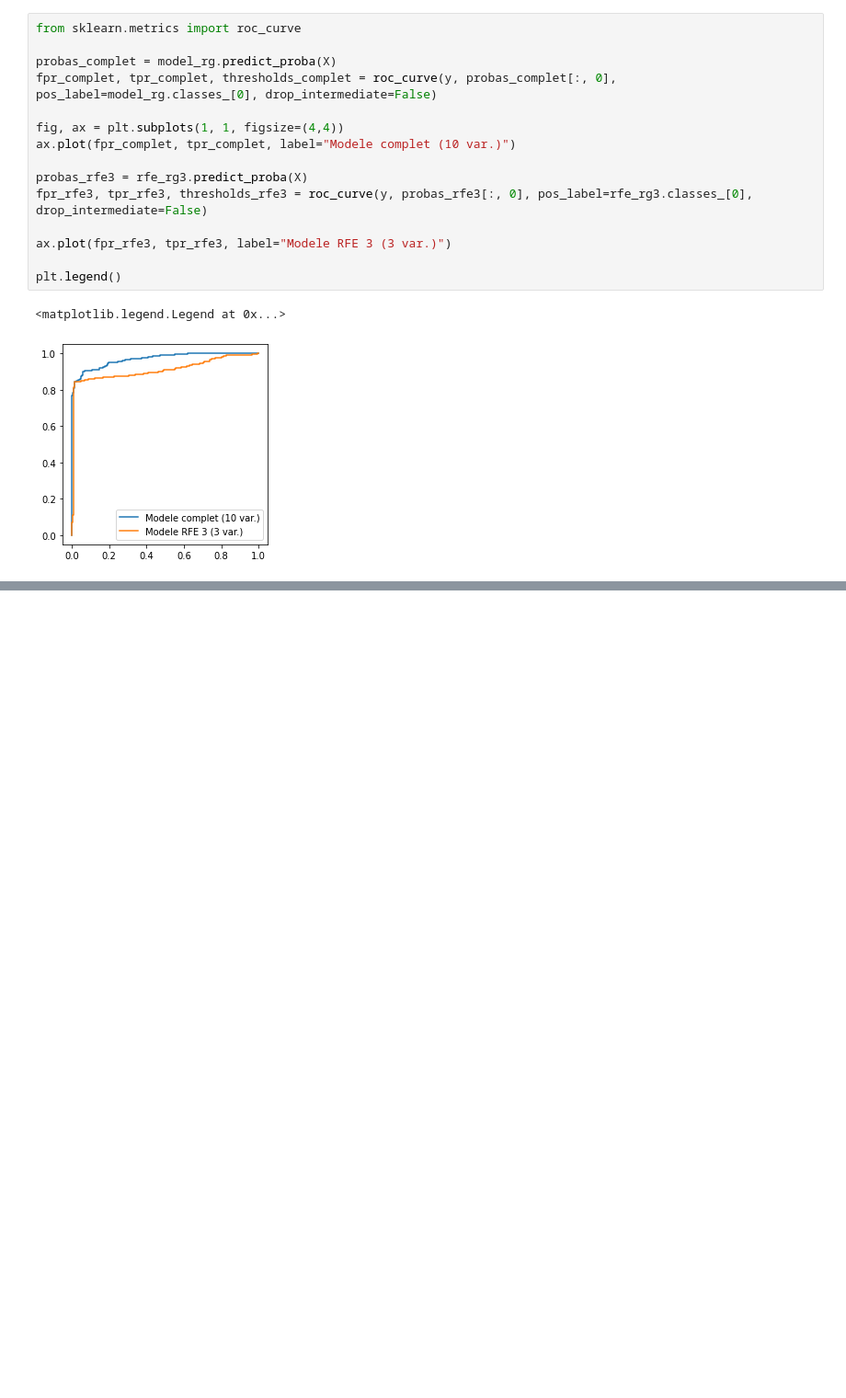
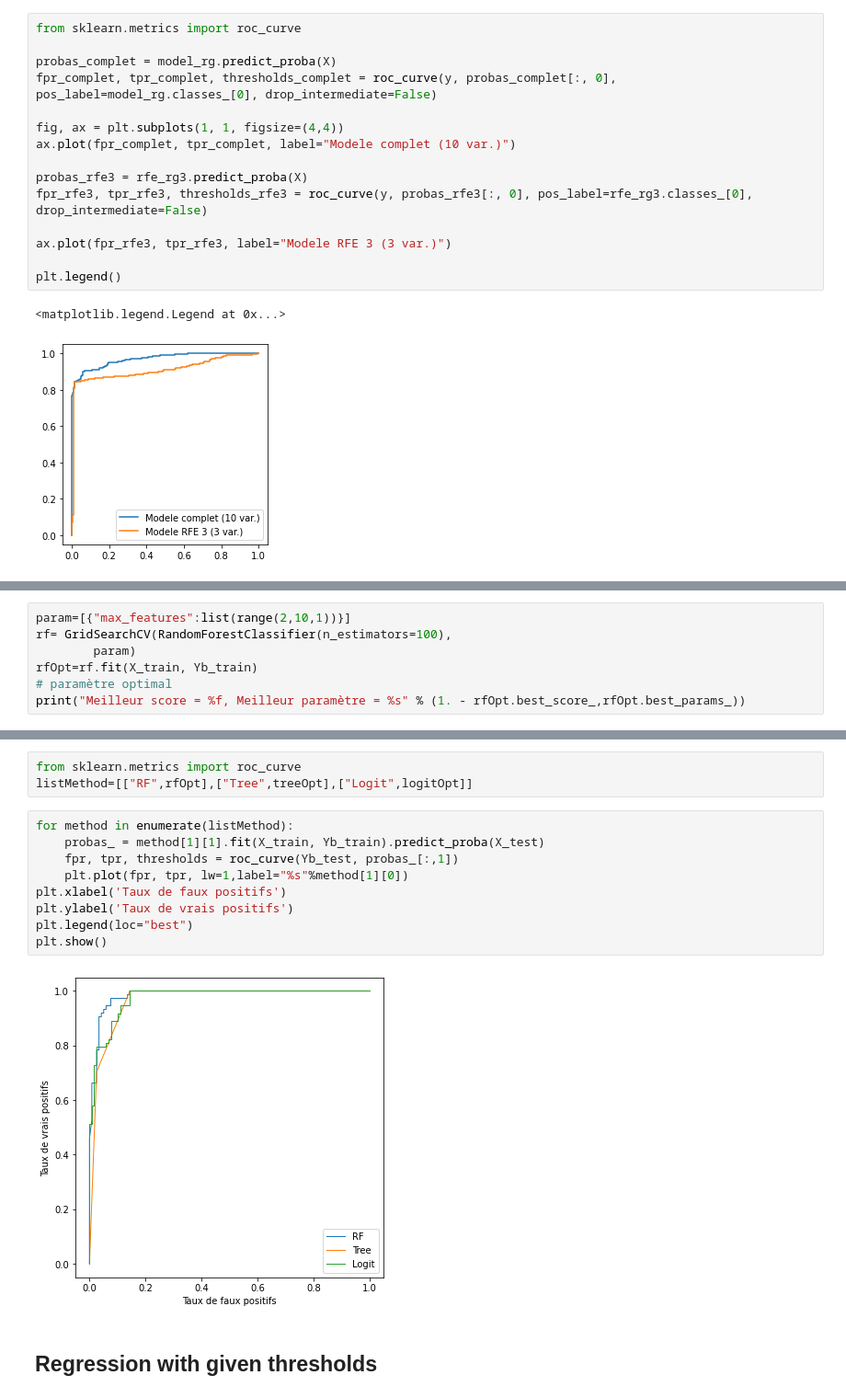
Before and after one commit to quentinthuet/buildings_energy_consumption, a Jupyter notebook: Project.ipynb, the cells around one changed output, grey strips where cells are left out. Shown at 92% size. Drawn from its saved outputs; the diff is of its cells as text; blank space fills up the shorter version.

```diff
--- a/Project.ipynb
+++ b/Project.ipynb
@@ -538,0 +669,7 @@ plt.legend()
+# %%
+param=[{"max_features":list(range(2,10,1))}]
+rf= GridSearchCV(RandomForestClassifier(n_estimators=100),
+        param)
+rfOpt=rf.fit(X_train, Yb_train)
+# paramètre optimal
+print("Meilleur score = %f, Meilleur paramètre = %s" % (1. - rfOpt.best_score_,rfOpt.best_params_))
@@ -538,0 +725,16 @@ plt.legend()
+# %%
+from sklearn.metrics import roc_curve
+listMethod=[["RF",rfOpt],["Tree",treeOpt],["Logit",logitOpt]]
+# %%
+for method in enumerate(listMethod):
+    probas_ = method[1][1].fit(X_train, Yb_train).predict_proba(X_test)
+    fpr, tpr, thresholds = roc_curve(Yb_test, probas_[:,1])
+    plt.plot(fpr, tpr, lw=1,label="%s"%method[1][0])
+plt.xlabel('Taux de faux positifs')
+plt.ylabel('Taux de vrais positifs')
+plt.legend(loc="best")
+plt.show()
+# %% [output]
+[figure, added]
+# %% [markdown]
+## Regression with given thresholds
```
Also changed, not shown: parts of 36 cells of this notebook.
